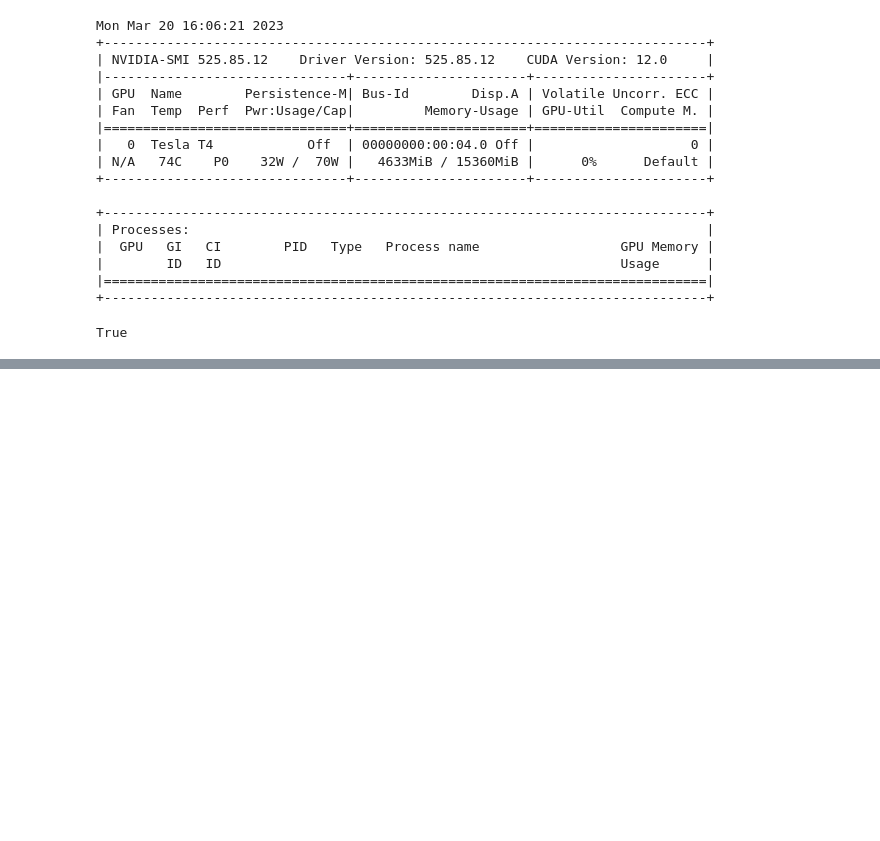
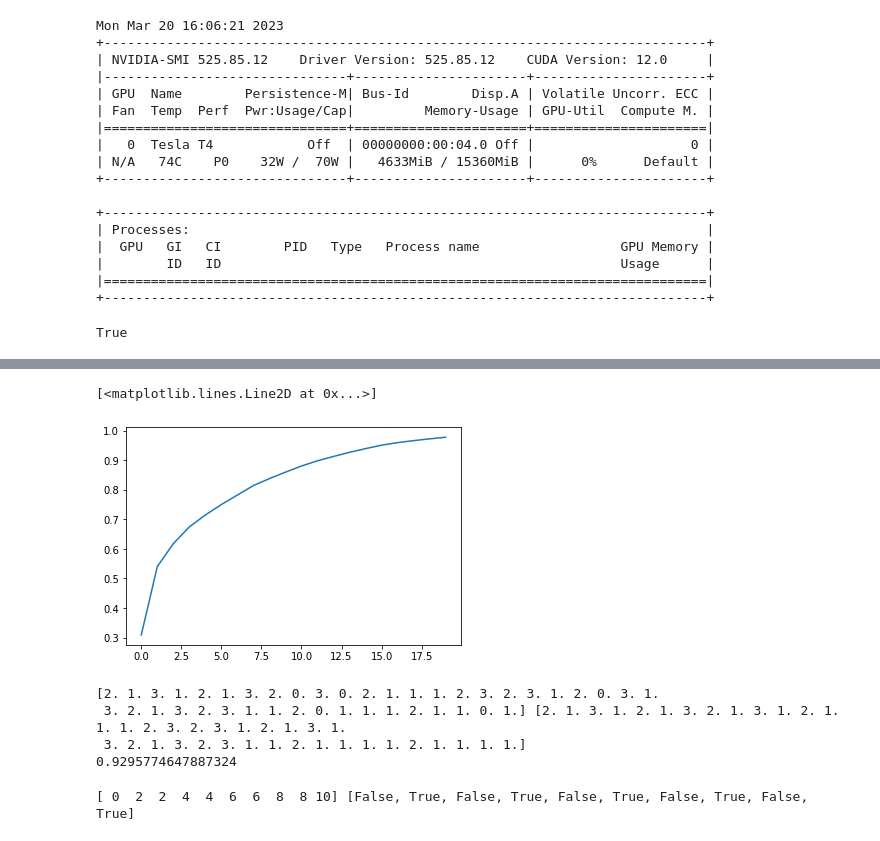
Before and after one commit to XENOXI/Iishenka, a Jupyter notebook: lab2.ipynb, the cells around one changed output, grey strips where cells are left out. Saved outputs shown, nothing was run; the diff lists cells and outputs as text; code cells hidden in the pictures; blank space fills up the shorter version.

```diff
--- a/lab2.ipynb
+++ b/lab2.ipynb
@@ -210,0 +278,43 @@ torch.save(model.state_dict(),"myWeight")
+# %%
+plt.plot(precision_per_epoch)
+# %% [output]
+[<matplotlib.lines.Line2D at 0x...>]
+[figure, added]
+# %%
+import numpy as np
+import os
+
+
+
+
+accuracy = np.zeros(42)
+all = np.zeros(42)
+running_loss = 0.0
+for i,data in enumerate(test_loader, 0):
+    x, label = data
+    x = x.cuda()
+    all[label]+=1
+    label = label.cuda()
+    y = model(x)
+    loss = criterion(y, label)
+    running_loss += loss.item()
+
+
+    buff=label.to('cpu')[(y.argmax(dim=1)==label).to('cpu').numpy()]
+    accuracy[buff] += 1
+
+print(accuracy,all)
+print(sum(accuracy)/sum(all))
+# %% [output]
+[2. 1. 3. 1. 2. 1. 3. 2. 0. 3. 0. 2. 1. 1. 1. 2. 3. 2. 3. 1. 2. 0. 3. 1.
+ 3. 2. 1. 3. 2. 3. 1. 1. 2. 0. 1. 1. 1. 2. 1. 1. 0. 1.] [2. 1. 3. 1. 2. 1. 3. 2. 1. 3. 1. 2. 1. 1. 1. 2. 3. 2. 3. 1. 2. 1. 3. 1.
+ 3. 2. 1. 3. 2. 3. 1. 1. 2. 1. 1. 1. 1. 2. 1. 1. 1. 1.]
+0.9295774647887324
+# %%
+arr = np.array([i for i in range(10)])
+sec = [bool(i%2) for i in range(10)]
+arr[sec]+=1
+
+print(arr,sec)
+# %% [output]
+[ 0  2  2  4  4  6  6  8  8 10] [False, True, False, True, False, True, False, True, False, True]
```
Also changed, not shown: parts of 16 cells of this notebook.
